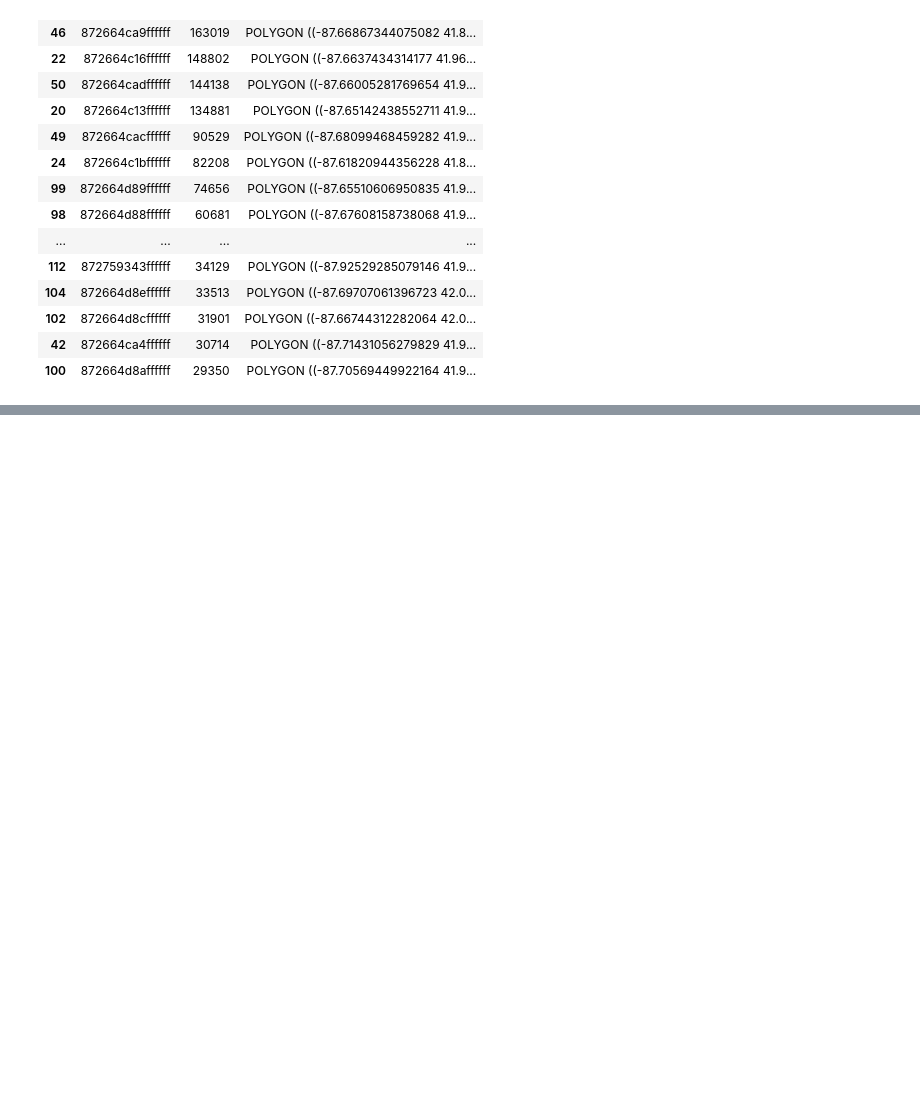
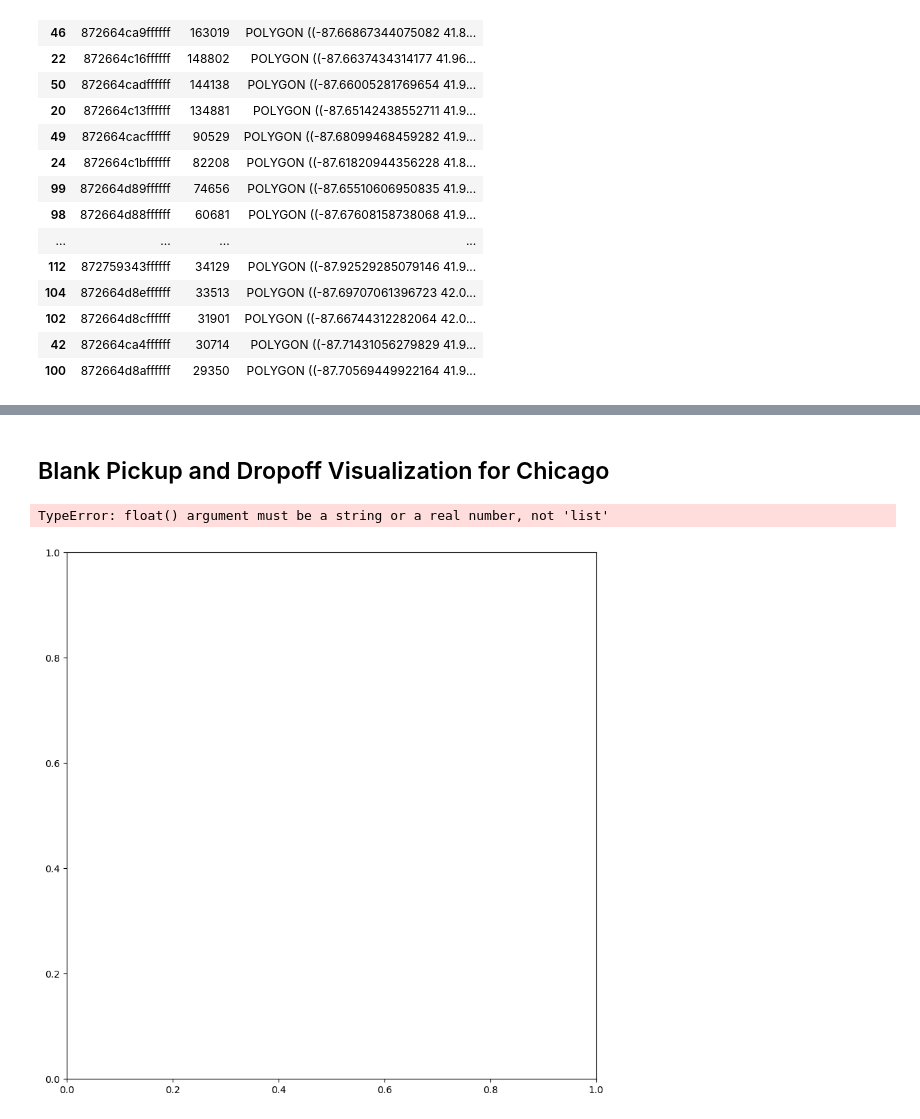
Before and after one commit to smolinde/Duracell_AAA_2024, a Jupyter notebook: Notebooks/Data_Exploration.ipynb, the cells around one changed output, grey strips where cells are left out. Cells and saved outputs as stored; diff of their text form; code cells hidden in the pictures; blank space fills up the shorter version.

Commit message:
Check whether missing values can be inferred and analyze and visualize blank taxi rides

```diff
--- a/Notebooks/Data_Exploration.ipynb
+++ b/Notebooks/Data_Exploration.ipynb
@@ -21,3 +9,9 @@ import numpy as np
 import warnings
 import h3
 pd.set_option('display.max_columns', None)
+# %%
+df = pd.read_csv("../Datasets/taxi_trips_2020.csv")
+
+missing_percentage = df.isna().mean() * 100
+
+print(missing_percentage)
@@ -24,7 +36,2 @@ pd.set_option('display.max_columns', None)
 # %% [markdown]
 # Check for missing values
-# %%
-df = pd.read_csv('C:/Users/ducan/Downloads/taxi_trips_2020/taxi_trips_2020.csv')
-missing_percentage = df.isna().mean() * 100
-
-print(missing_percentage)
@@ -243,0 +291,3 @@ trips_ends_geo.plot(column='count', cmap='Reds')
+# %%
+no_dropoff = df[df["Pickup Centroid Location"].notna() & df["Dropoff Centroid  Location"].isna()][["Trip Seconds", "Trip Miles", "Fare", "Pickup Centroid Latitude", "Pickup Centroid Longitude"]].copy()
+no_pickup = df[df["Pickup Centroid Location"].isna() & df["Dropoff Centroid  Location"].notna()][["Trip Seconds", "Trip Miles", "Fare", "Dropoff Centroid Latitude", "Dropoff Centroid Longitude"]].copy()
@@ -243,0 +330,2 @@ trips_ends_geo.plot(column='count', cmap='Reds')
+# %% [markdown]
+## Blank Pickup and Dropoff Visualization for Chicago
@@ -243,0 +346,21 @@ trips_ends_geo.plot(column='count', cmap='Reds')
+# %%
+from shapely.geometry import Point, Polygon, MultiPolygon, LineString
+from sklearn.preprocessing import MinMaxScaler
+
+start_points = no_dropoff.apply(lambda row: Point(row['Pickup Centroid Longitude'], row['Pickup Centroid Latitude']), axis=1)
+end_points = no_pickup.apply(lambda row: Point(row['Dropoff Centroid Longitude'], row['Dropoff Centroid Latitude']), axis=1)
+
+start_points_gdf = gpd.GeoDataFrame(geometry=start_points)
+end_points_gdf = gpd.GeoDataFrame(geometry=end_points)
+
+start_points_gdf = start_points_gdf.groupby("geometry").size().reset_index(name='counts')
+end_points_gdf = end_points_gdf.groupby("geometry").size().reset_index(name='counts')
+
+scaler = MinMaxScaler()
+
+# Apply MinMax scaling to the counts columns
+start_points_gdf['counts_scaled'] = scaler.fit_transform(start_points_gdf[['counts']])
+end_points_gdf['counts_scaled'] = scaler.fit_transform(end_points_gdf[['counts']])
+# %% [output]
+TypeError: float() argument must be a string or a real number, not 'list'
+[figure, added]
```
Also changed, not shown: parts of 34 cells of this notebook.
